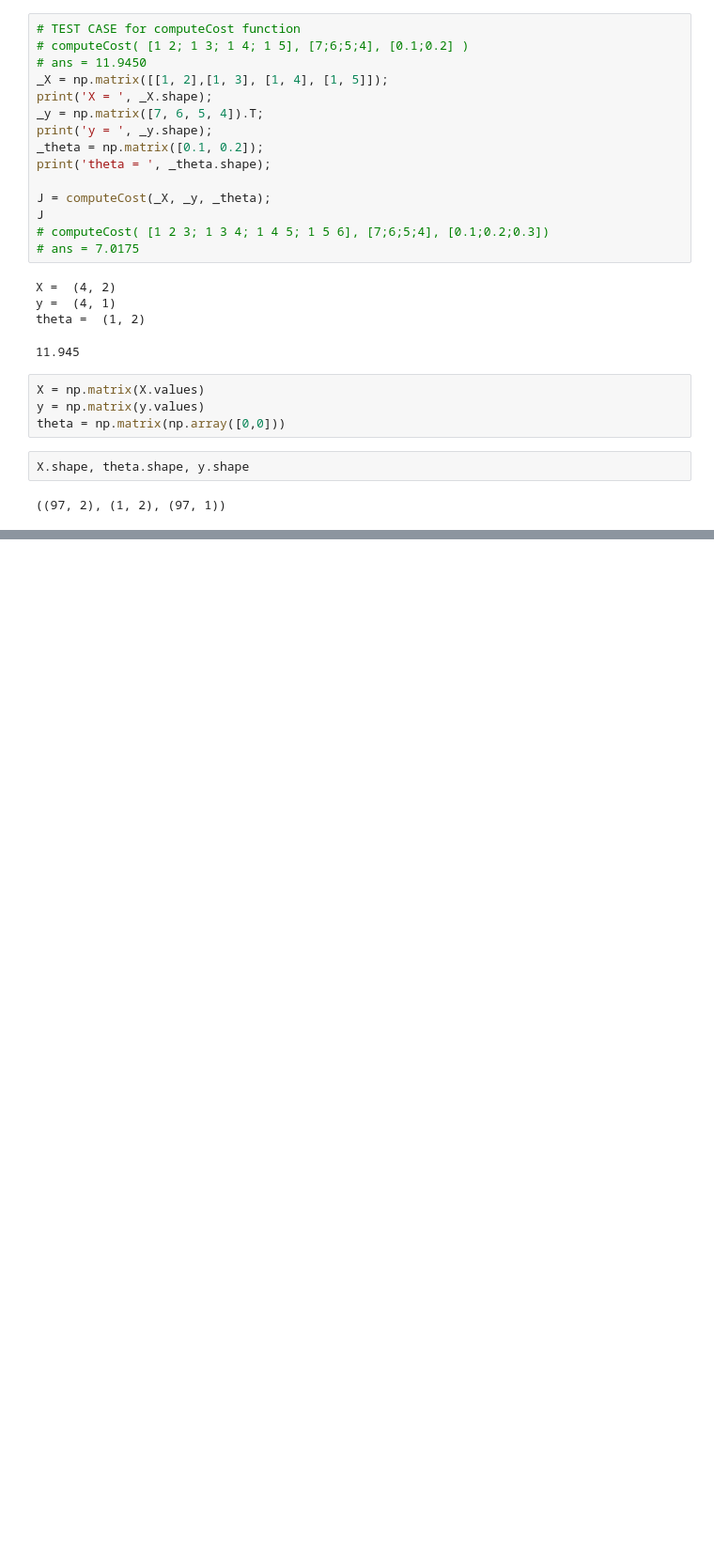
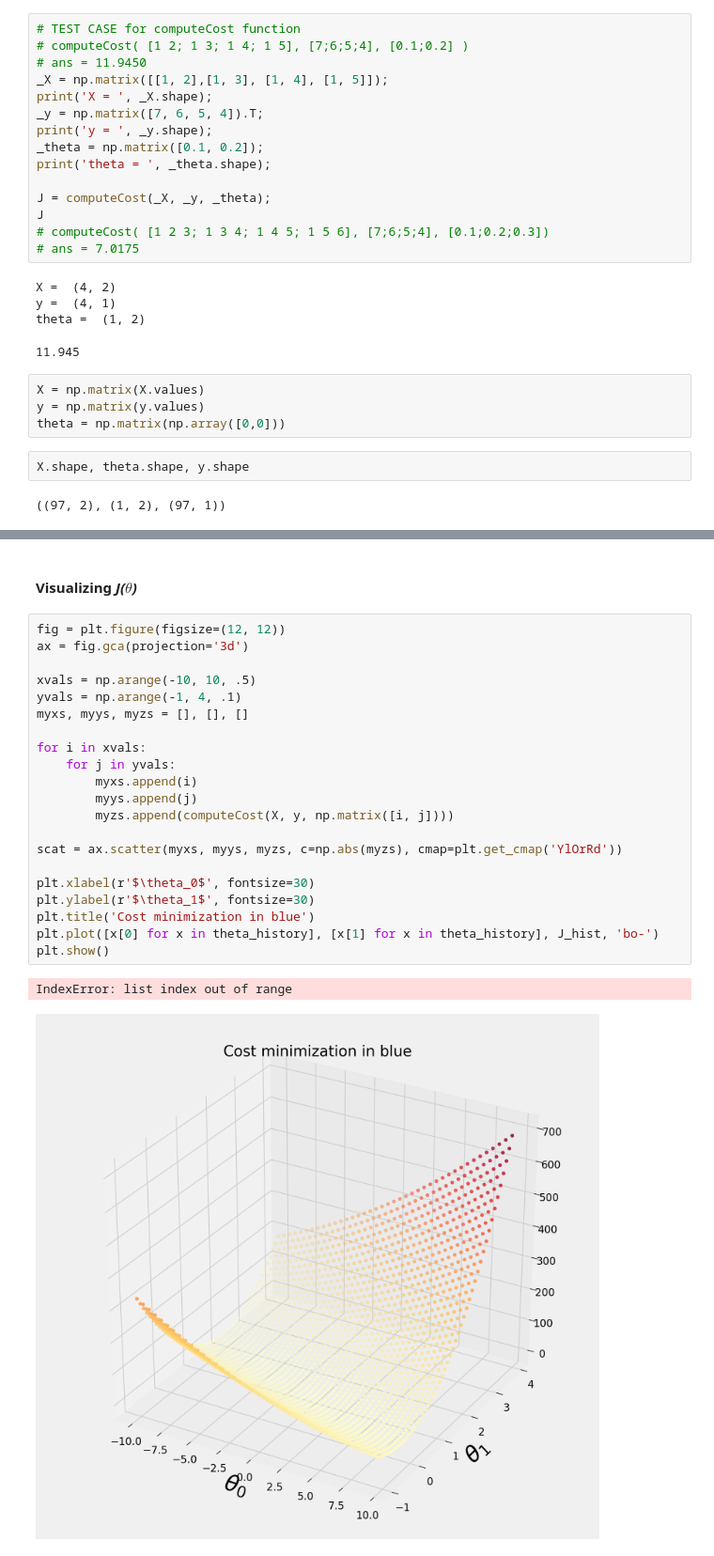
Before and after one commit to msatheeshkumar/ml-python-self-learning, a Jupyter notebook: cera/ex1/ex1.ipynb, the cells around one changed output, grey strips where cells are left out. Shown at 94% size. Drawn from its saved outputs; the diff is of its cells as text; blank space fills up the shorter version.

```diff
--- a/cera/ex1/ex1.ipynb
+++ b/cera/ex1/ex1.ipynb
@@ -192,0 +221,26 @@ J
+# %% [markdown]
+#### Visualizing _J($\theta$)_
+# %%
+fig = plt.figure(figsize=(12, 12))
+ax = fig.gca(projection='3d')
+
+xvals = np.arange(-10, 10, .5)
+yvals = np.arange(-1, 4, .1)
+myxs, myys, myzs = [], [], []
+
+for i in xvals:
+    for j in yvals:
+        myxs.append(i)
+        myys.append(j)
+        myzs.append(computeCost(X, y, np.matrix([i, j])))
+
+scat = ax.scatter(myxs, myys, myzs, c=np.abs(myzs), cmap=plt.get_cmap('YlOrRd'))
+
+plt.xlabel(r'$\theta_0$', fontsize=30)
+plt.ylabel(r'$\theta_1$', fontsize=30)
+plt.title('Cost minimization in blue')
+plt.plot([x[0] for x in theta_history], [x[1] for x in theta_history], J_hist, 'bo-')
+plt.show()
+# %% [output]
+IndexError: list index out of range
+[figure, added]
```
Also changed, not shown: parts of 14 cells of this notebook.
